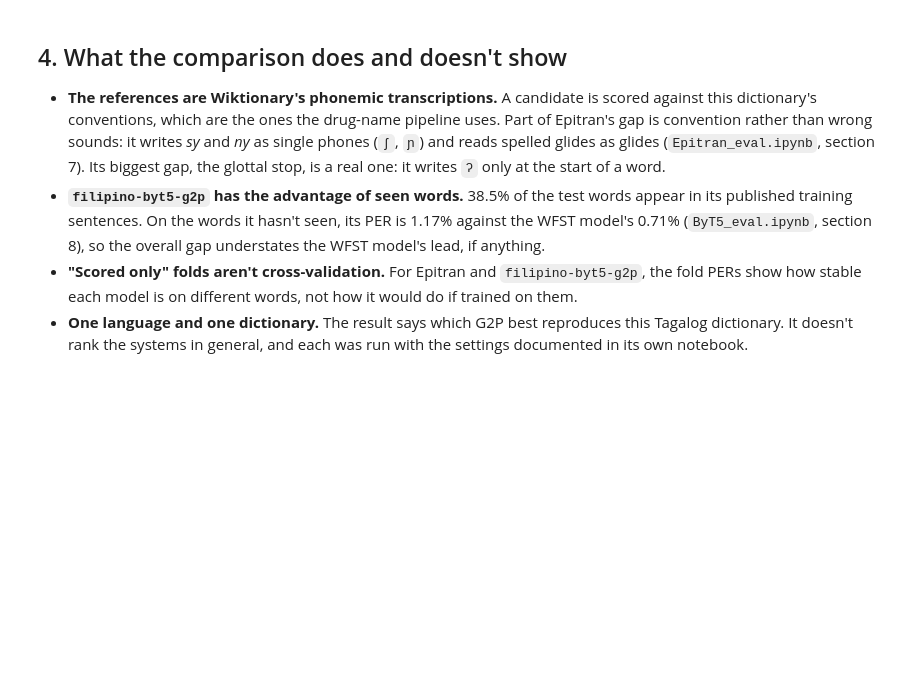
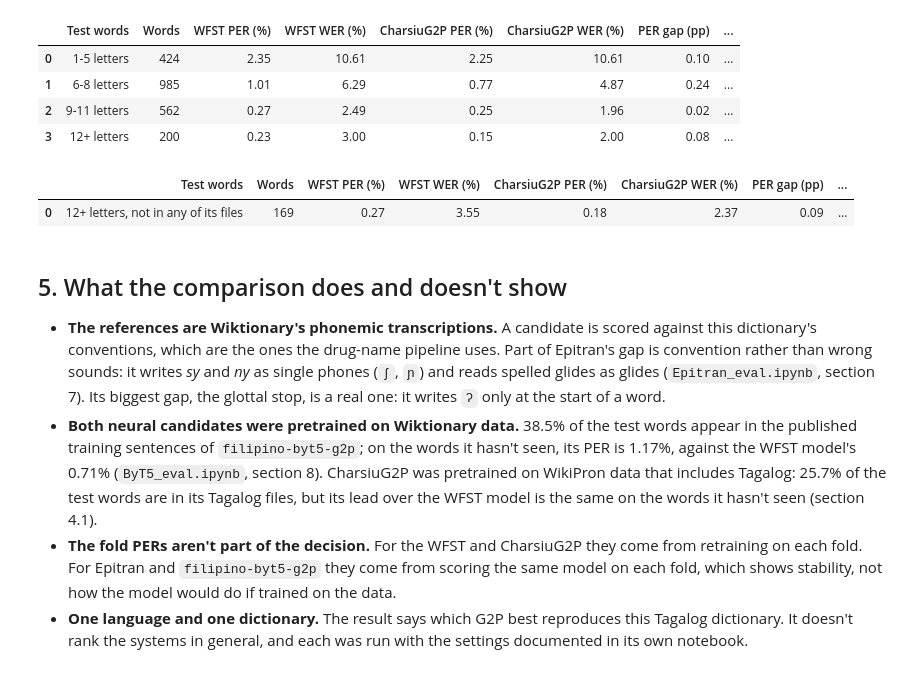
Before and after one commit to Mango-Cats/Tagalog-G2P, a Jupyter notebook: notebook/G2P_compare.ipynb, the cells around one changed output. Saved outputs shown, nothing was run; the diff lists cells and outputs as text; code cells hidden in the pictures; blank space fills up the shorter version.

Commit message:
UPDATE: G2P_compare checks the tie on unseen words and by word length

```diff
--- a/notebook/G2P_compare.ipynb
+++ b/notebook/G2P_compare.ipynb
@@ -202,17 +306,61 @@ Chosen: WFST
+# %%
+def glottal_share(name, subset):
+    """The share of a model's edits on the subset that involve ʔ."""
+    total = glottal = 0
+    for w in subset:
+        aln_ref, aln_hyp, _, _ = align_trxn(ref[w], preds[name][w])
+        for r, h in zip(aln_ref, aln_hyp):
+            if r != h:
+                total += 1
+                glottal += "ʔ" in (r, h)
+    return f"{glottal / total * 100:.0f}% of {total}" if total else "-"
+
+
+if FT in preds:
+    n_letters = {w: sum(ch.isalpha() for ch in w) for w in words}
+    groups = [("1-5 letters", 1, 5), ("6-8 letters", 6, 8), ("9-11 letters", 9, 11), ("12+ letters", 12, 99)]
+    rows = []
+    for label, lo, hi in groups:
+        subset = {w for w in words if lo <= n_letters[w] <= hi}
+        row = compare_on(label, subset)
+        row["Avg phones"] = round(np.mean([len(ref[w]) for w in subset]), 1)
+        row["WFST edits with ʔ"] = glottal_share(WFST, subset)
+        row["CharsiuG2P edits with ʔ"] = glottal_share(FT, subset)
+        rows.append(row)
+    by_length = pd.DataFrame(rows)
+
+    # Holm-Bonferroni over the four groups, as in section 2.
+    order = by_length["p"].argsort().to_numpy()
+    m = len(by_length)
+    adjusted = np.maximum.accumulate([min(1.0, (m - i) * by_length["p"].iloc[j]) for i, j in enumerate(order)])
+    by_length.loc[by_length.index[order], "p (Holm)"] = adjusted
+    display(by_length)
+    display(pd.DataFrame([compare_on("12+ letters, not in any of its files",
+                                     {w for w in words if n_letters[w] >= 12 and w not in in_any})]))
+# %% [output]
+|  | Test words | Words | WFST PER (%) | WFST WER (%) | CharsiuG2P PER (%) | CharsiuG2P WER (%) | PER gap (pp) | ... |
+| 0 | 1-5 letters | 424 | 2.35 | 10.61 | 2.25 | 10.61 | 0.10 | ... |
+| 1 | 6-8 letters | 985 | 1.01 | 6.29 | 0.77 | 4.87 | 0.24 | ... |
+| 2 | 9-11 letters | 562 | 0.27 | 2.49 | 0.25 | 1.96 | 0.02 | ... |
+| 3 | 12+ letters | 200 | 0.23 | 3.00 | 0.15 | 2.00 | 0.08 | ... |
+|  | Test words | Words | WFST PER (%) | WFST WER (%) | CharsiuG2P PER (%) | CharsiuG2P WER (%) | PER gap (pp) | ... |
+| 0 | 12+ letters, not in any of its files | 169 | 0.27 | 3.55 | 0.18 | 2.37 | 0.09 | ... |
 # %% [markdown]
-## 4. What the comparison does and doesn't show
+## 5. What the comparison does and doesn't show
 
 - **The references are Wiktionary's phonemic transcriptions.** A candidate is scored against this
   dictionary's conventions, which are the ones the drug-name pipeline uses. Part of Epitran's gap
   is convention rather than wrong sounds: it writes *sy* and *ny* as single phones (`ʃ`, `ɲ`) and
   reads spelled glides as glides (`Epitran_eval.ipynb`, section 7). Its biggest gap, the glottal
   stop, is a real one: it writes `ʔ` only at the start of a word.
-- **`filipino-byt5-g2p` has the advantage of seen words.** 38.5% of the test words appear in its
-  published training sentences. On the words it hasn't seen, its PER is 1.17% against the WFST
-  model's 0.71% (`ByT5_eval.ipynb`, section 8), so the overall gap understates the WFST model's
-  lead, if anything.
-- **"Scored only" folds aren't cross-validation.** For Epitran and `filipino-byt5-g2p`, the fold
-  PERs show how stable each model is on different words, not how it would do if trained on them.
+- **Both neural candidates were pretrained on Wiktionary data.** 38.5% of the test words appear in
+  the published training sentences of `filipino-byt5-g2p`; on the words it hasn't seen, its PER is
+  1.17%, against the WFST model's 0.71% (`ByT5_eval.ipynb`, section 8). CharsiuG2P was pretrained
+  on WikiPron data that includes Tagalog: 25.7% of the test words are in its Tagalog files, but its
+  lead over the WFST model is the same on the words it hasn't seen (section 4.1).
+- **The fold PERs aren't part of the decision.** For the WFST and CharsiuG2P they come from
+  retraining on each fold. For Epitran and `filipino-byt5-g2p` they come from scoring the same
+  model on each fold, which shows stability, not how the model would do if trained on the data.
 - **One language and one dictionary.** The result says which G2P best reproduces this Tagalog
   dictionary. It doesn't rank the systems in general, and each was run with the settings
   documented in its own notebook.
```
Also changed, not shown: parts of 11 cells of this notebook.
